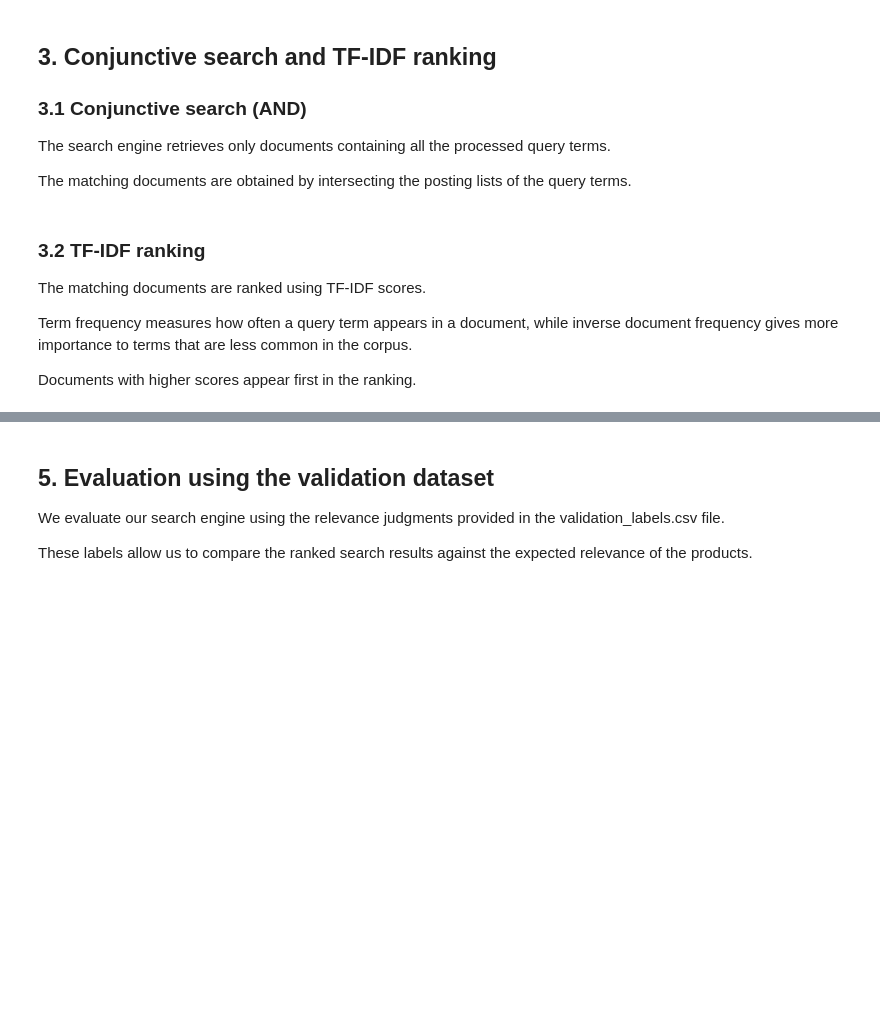
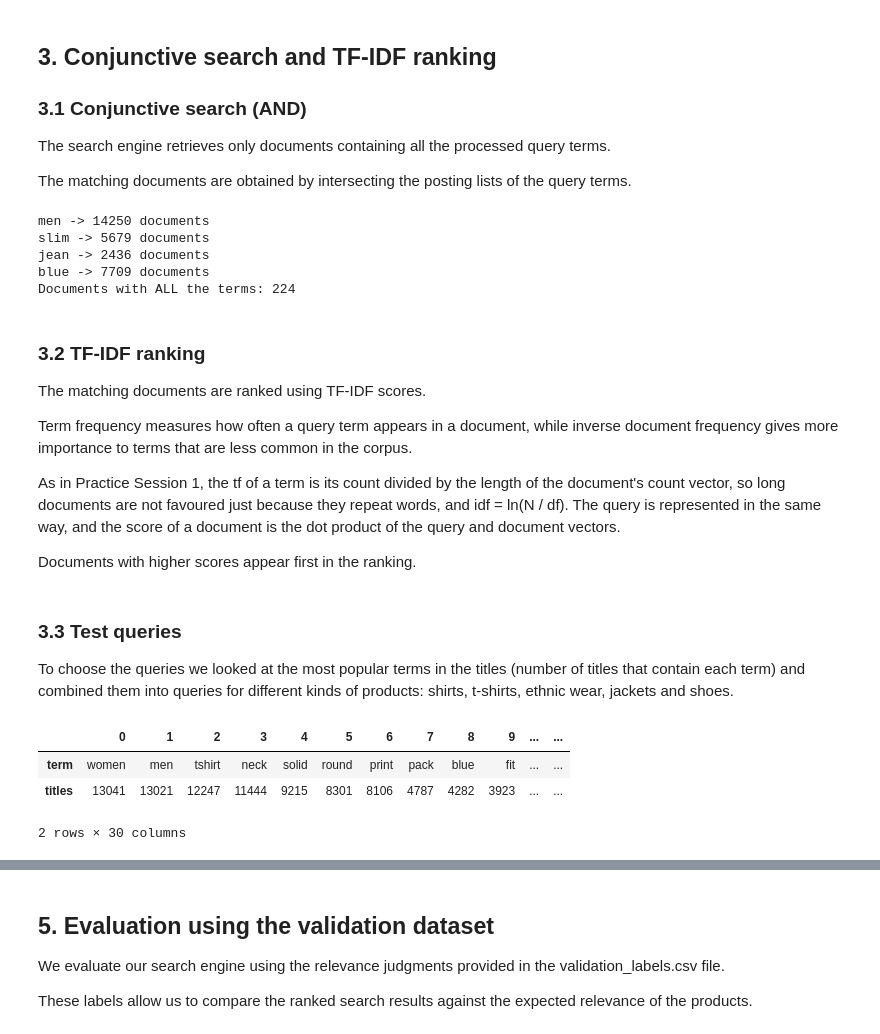
Before and after one commit to asteraceae/riaw-search-engine, a Jupyter notebook: project_progress/part_2/part_2.ipynb, the cells around one changed output, grey strips where cells are left out. Saved outputs shown, nothing was run; the diff lists cells and outputs as text; code cells hidden in the pictures; blank space fills up the shorter version.

```diff
--- a/project_progress/part_2/part_2.ipynb
+++ b/project_progress/part_2/part_2.ipynb
@@ -23,6 +25,11 @@ documents and search queries.
 # %%
 from pathlib import Path
 import sys
+from collections import Counter
+
+import matplotlib.pyplot as plt
+import numpy as np
+import pandas as pd
 from IPython.display import display
 
 # Find the repository root
@@ -35,18 +42,26 @@ while not (ROOT / "web_app.py").exists():
 
 sys.path.insert(0, str(ROOT))
 
-from myapp.search.preprocessing import (
-    load_processed_corpus,
-    build_terms
-)
+from myapp.search.preprocessing import load_processed_corpus, build_terms
+from myapp.search.algorithms import create_index_tfidf, search_and, search_in_corpus
+from myapp.search.evaluation import evaluate_query, mean_average_precision, mean_reciprocal_rank
 
-preprocess_query = build_terms
+DATA_PATH = ROOT / "data" / "processed_corpus.jsonl"
+VALIDATION_PATH = ROOT / "data" / "validation_labels.csv"
+PART_DIR = ROOT / "project_progress" / "part_2"
+OUT_DIR = PART_DIR / "output"
+FIG_DIR = PART_DIR / "figures"
+EXPERT_PATH = OUT_DIR / "expert_labels.csv"
+OUT_DIR.mkdir(parents=True, exist_ok=True)
+FIG_DIR.mkdir(parents=True, exist_ok=True)
 
-#Load the processed documents from Part 1
-DATA_PATH = ROOT / "data" / "processed_corpus.jsonl"
+pd.set_option("display.max_colwidth", 70)
+pd.set_option("display.width", 200)
+
+# Load the processed documents from Part 1
 docs = load_processed_corpus(DATA_PATH)
 print("Number of documents:", len(docs))
-print("Example query:", preprocess_query("men slim jeans blue"))
+print("Example query:", build_terms("men slim jeans blue"))
 # %% [output]
 Number of documents: 28080
 Example query: ['men', 'slim', 'jean', 'blue']
@@ -106,3 +104,15 @@ def and_search(query, inverted_index):
+# %%
+# Example: number of documents of each query term, and of the intersection (AND)
+query_terms = build_terms("men slim jeans blue")
+for term in query_terms:
+    print(term, "->", df[term], "documents")
+print("Documents with ALL the terms:", len(search_and(query_terms, index)))
+# %% [output]
+men -> 14250 documents
+slim -> 5679 documents
+jean -> 2436 documents
+blue -> 7709 documents
+Documents with ALL the terms: 224
 # %% [markdown]
 ### 3.2 TF-IDF ranking
 
@@ -112,4 +122,9 @@ Term frequency measures how often a query term appears in a document,
 while inverse document frequency gives more importance to terms
 that are less common in the corpus.
 
+As in Practice Session 1, the tf of a term is its count divided by the length of the
+document's count vector, so long documents are not favoured just because they repeat
+words, and idf = ln(N / df). The query is represented in the same way, and the score
+of a document is the dot product of the query and document vectors.
+
 Documents with higher scores appear first in the ranking.
@@ -142,3 +131,20 @@ def tfidf_ranking(query, docs, inverted_index):
+# %% [markdown]
+### 3.3 Test queries
+
+To choose the queries we looked at the most popular terms in the titles
+(number of titles that contain each term) and combined them into queries
+for different kinds of products: shirts, t-shirts, ethnic wear, jackets and shoes.
+# %%
+# Count in how many titles each term appears (set() so a term counts once per title)
+title_df = Counter()
+for terms in docs["title_terms"]:
+    title_df.update(set(terms))
+pd.DataFrame(title_df.most_common(30), columns=["term", "titles"]).T
+# %% [output]
+|  | 0 | 1 | 2 | 3 | 4 | 5 | 6 | 7 | 8 | 9 | ... | ... |
+| term | women | men | tshirt | neck | solid | round | print | pack | blue | fit | ... | ... |
+| titles | 13041 | 13021 | 12247 | 11444 | 9215 | 8301 | 8106 | 4787 | 4282 | 3923 | ... | ... |
+2 rows × 30 columns
 # %%
 test_queries = {
     "Q1": "men cotton casual shirt",
```
Also changed, not shown: parts of 63 cells of this notebook, 12 other files.
